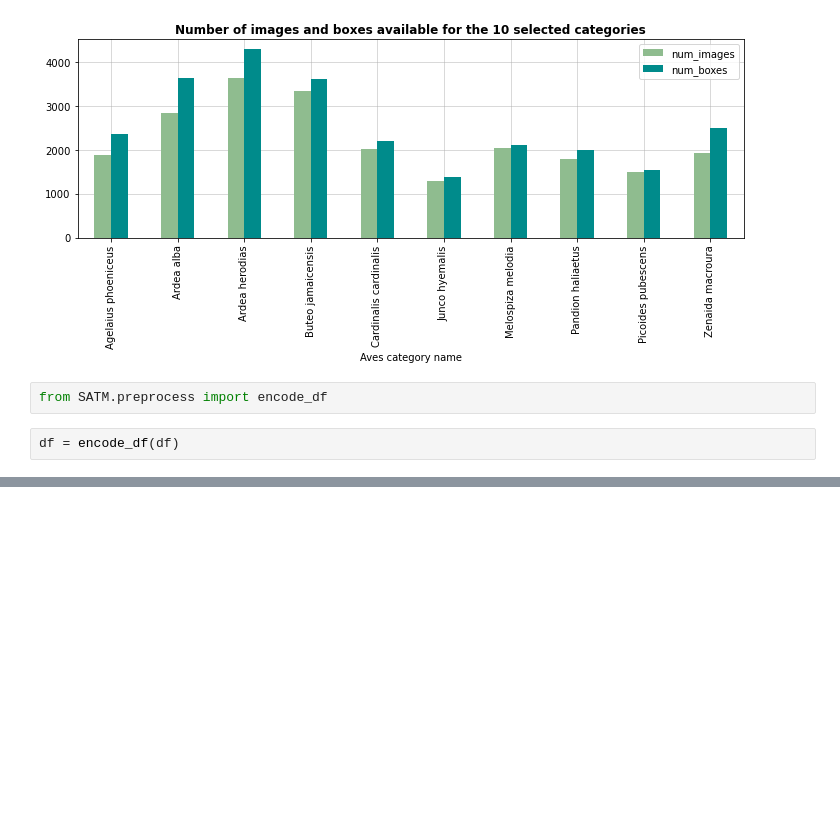
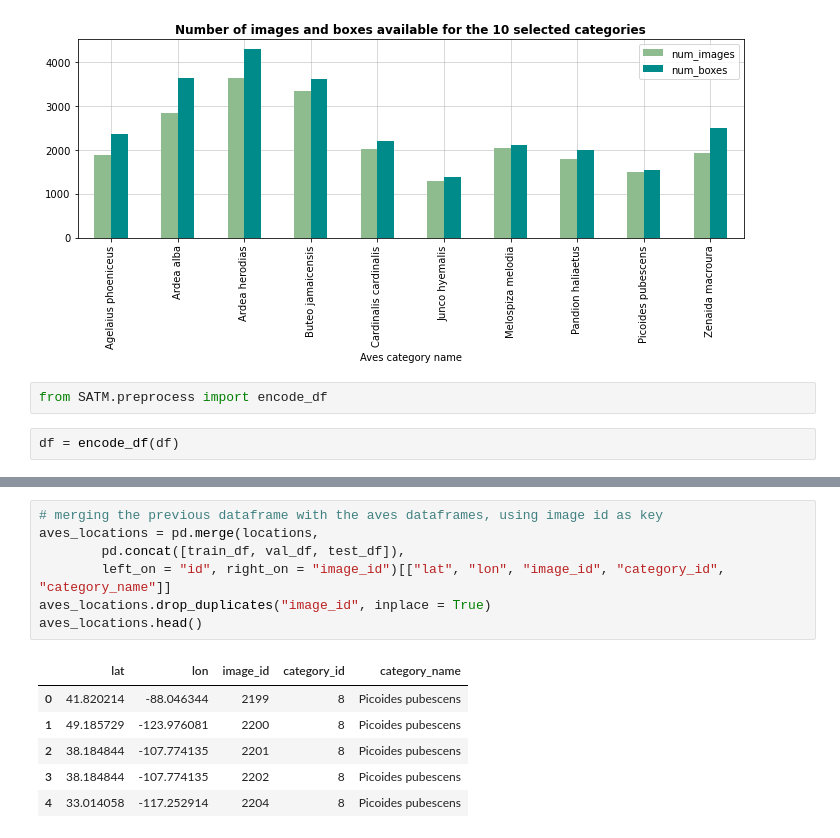
Before and after one commit to mgalfre/DLCV-project, a Jupyter notebook: data_visualization.ipynb, the cells around one changed output, grey strips where cells are left out. Saved outputs shown, nothing was run; the diff lists cells and outputs as text; blank space fills up the shorter version.

```diff
--- a/data_visualization.ipynb
+++ b/data_visualization.ipynb
@@ -106,0 +261,14 @@ from SATM.
+# %%
+# merging the previous dataframe with the aves dataframes, using image id as key
+aves_locations = pd.merge(locations,
+        pd.concat([train_df, val_df, test_df]),
+        left_on = "id", right_on = "image_id")[["lat", "lon", "image_id", "category_id", "category_name"]]
+aves_locations.drop_duplicates("image_id", inplace = True)
+aves_locations.head()
+# %% [output]
+|  | lat | lon | image_id | category_id | category_name |
+| 0 | 41.820214 | -88.046344 | 2199 | 8 | Picoides pubescens |
+| 1 | 49.185729 | -123.976081 | 2200 | 8 | Picoides pubescens |
+| 2 | 38.184844 | -107.774135 | 2201 | 8 | Picoides pubescens |
+| 3 | 38.184844 | -107.774135 | 2202 | 8 | Picoides pubescens |
+| 4 | 33.014058 | -117.252914 | 2204 | 8 | Picoides pubescens |
```
Also changed, not shown: parts of 29 cells of this notebook, 1 other file.
